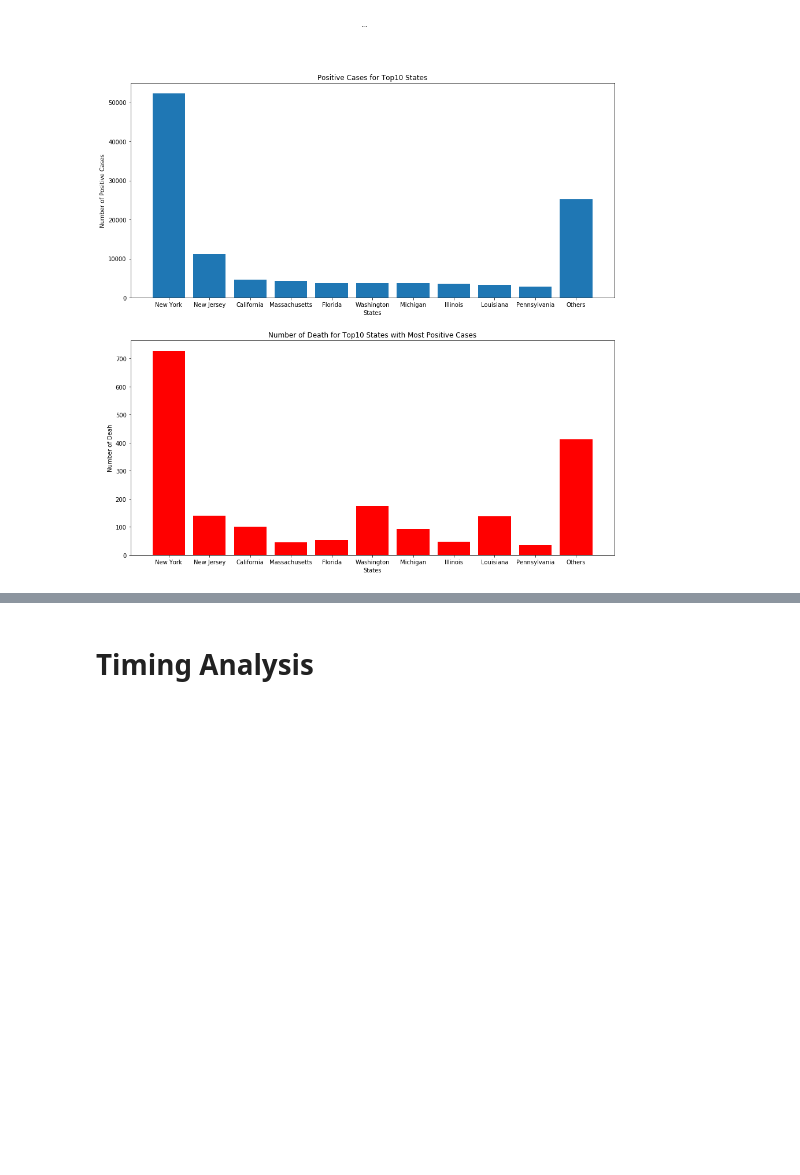
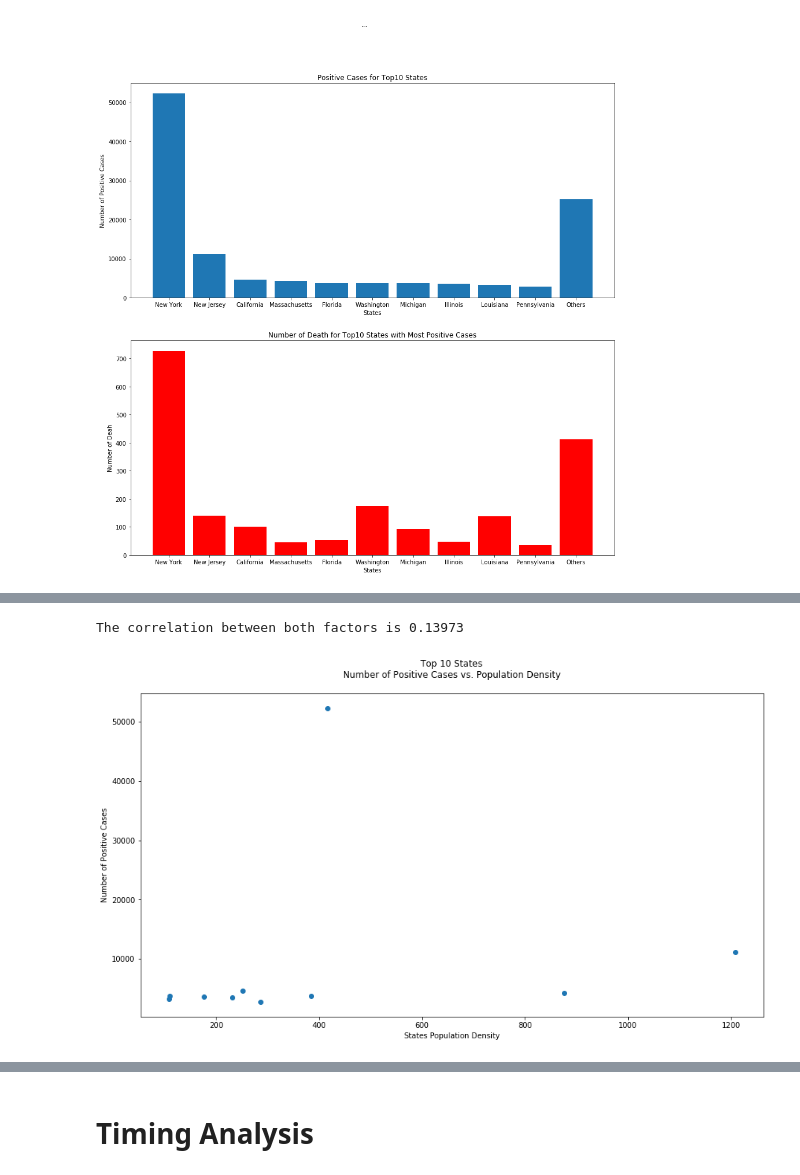
Before and after one commit to sereneys/Databootcamp-project-1, a Jupyter notebook: Covid-19-US-Analysis.ipynb, the cells around one changed output, grey strips where cells are left out. Saved outputs shown, nothing was run; the diff lists cells and outputs as text; code cells hidden in the pictures; blank space fills up the shorter version.

```diff
--- a/Covid-19-US-Analysis.ipynb
+++ b/Covid-19-US-Analysis.ipynb
@@ -336,0 +382,21 @@ top10_states
+# %%
+top10_states_positive
+top10_states_density = states_completed_data.loc[[0,1,2,3,4,5,6,7,8,9],["state population density"]]["state population density"]
+
+correlation = st.pearsonr(top10_states_positive, top10_states_density)
+print(f"The correlation between both factors is {round(correlation[0],5)}")
+
+plt.figure(figsize = (15,8))
+plt.scatter(top10_states_density, top10_states_positive)
+
+plt.xlabel("States Population Density")
+plt.ylabel("Number of Positive Cases")
+plt.title("""Top 10 States
+Number of Positive Cases vs. Population Density
+         """)
+
+plt.savefig("Output_Figures/top10_states_pos_density.png")
+plt.show()
+# %% [output]
+The correlation between both factors is 0.13973
+[figure, added]
```
Also changed, not shown: parts of 15 cells of this notebook.
